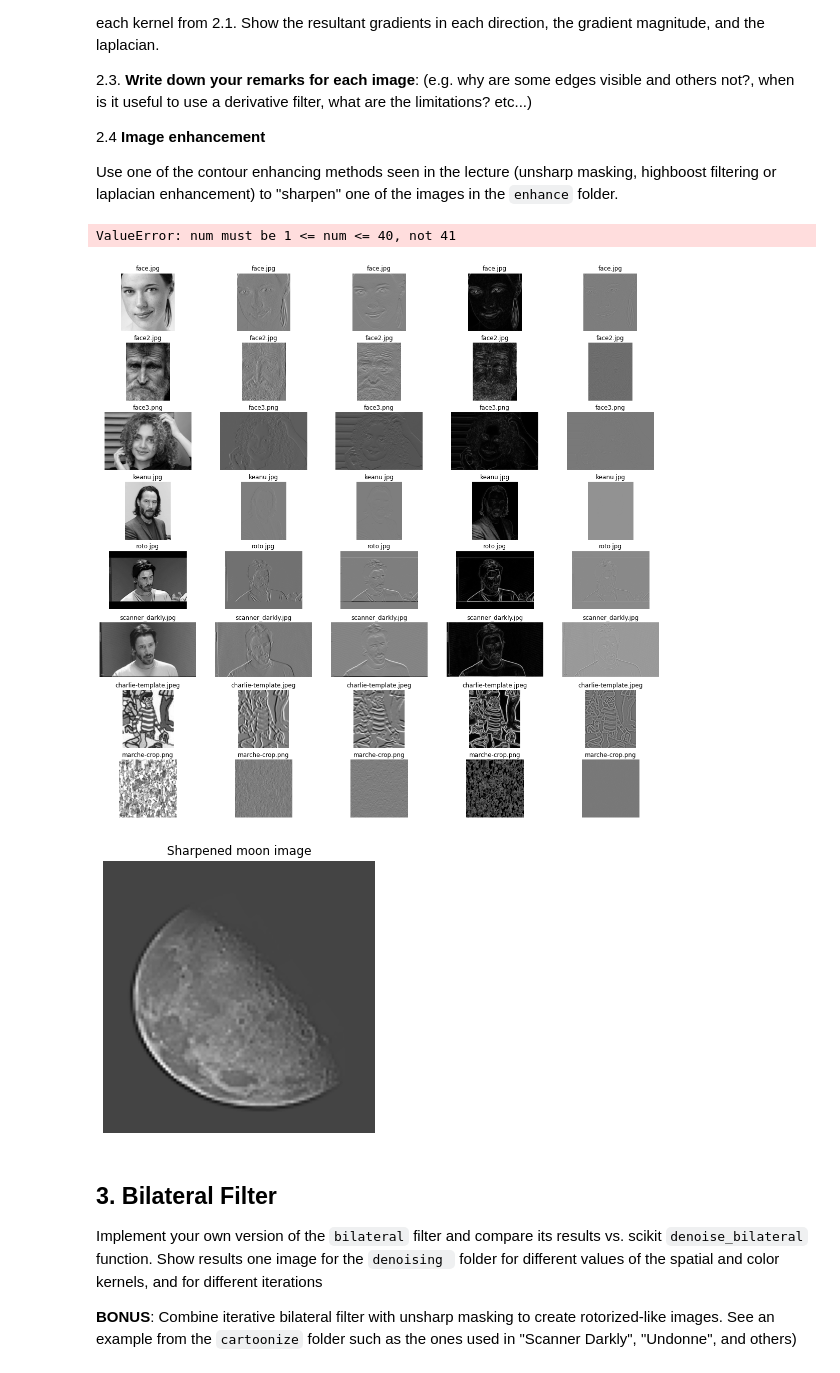
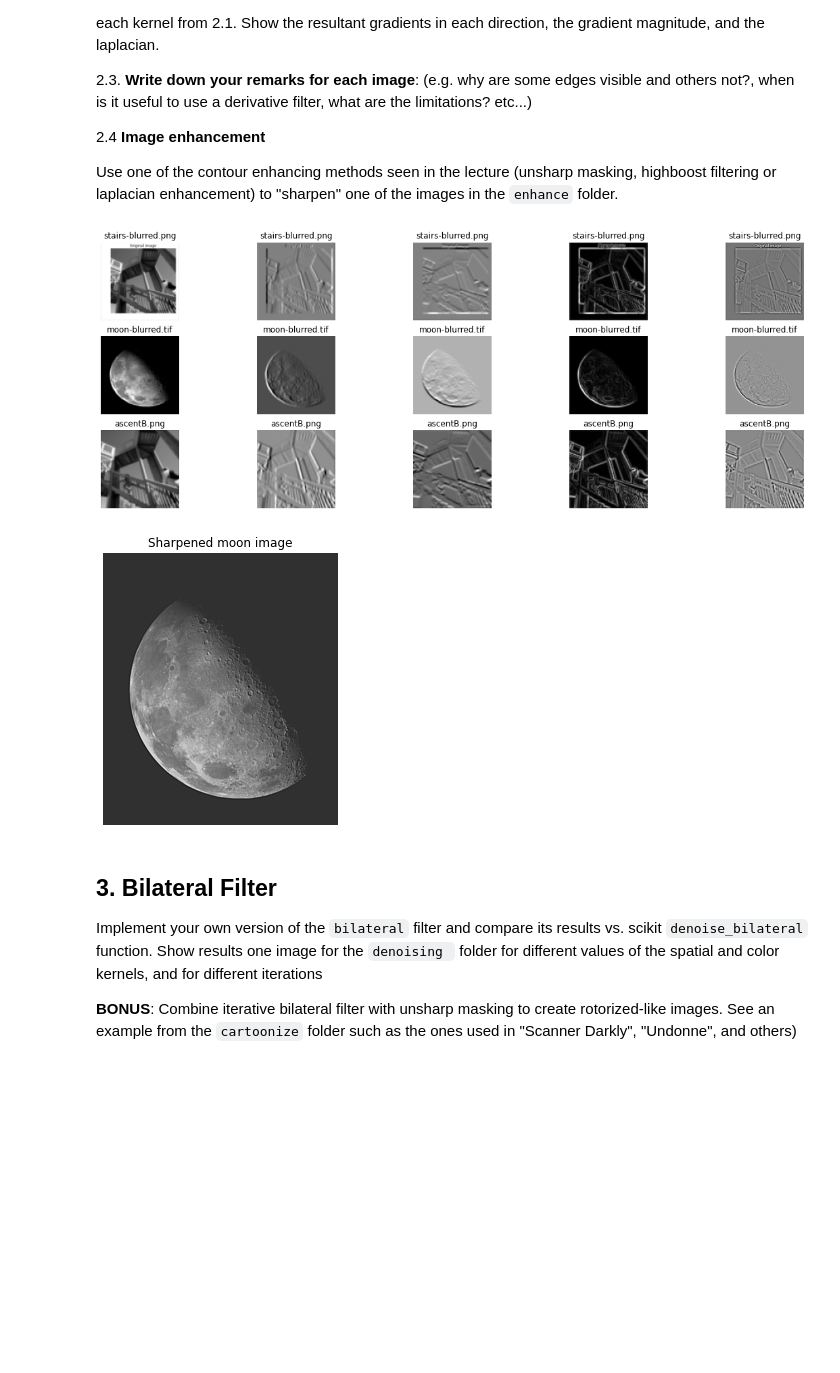
Before and after one commit to samyhaff/DATASIM_TP, a Jupyter notebook: ATRIM/TP2/TP2-ATRIM-spatial-filtering-sv-2021-2022.ipynb, the cells around one changed output. Drawn from its saved outputs; the diff is of its cells as text; code cells hidden in the pictures; blank space fills up the shorter version.

```diff
--- a/ATRIM/TP2/TP2-ATRIM-spatial-filtering-sv-2021-2022.ipynb
+++ b/ATRIM/TP2/TP2-ATRIM-spatial-filtering-sv-2021-2022.ipynb
@@ -120,24 +120,23 @@ f = os.path.join(SUBDIR, "grass.jpg")
 width=15
 height=5
 
-hs = 1
-sigma = 0.1
+hs = 3
 
 im = io.imread(f, as_gray=True)
 im = im.astype(float)
 im = resize(im,(100,100))
 kernel = meanKernel(hs)
-# im_filtered = ndimage.convolve(im,kernel)
-im_filtered = myConvolve(im,kernel)
+im_filtered = ndimage.convolve(im,kernel)
+# im_filtered = myConvolve(im,kernel)
 
 fig=plt.figure(figsize=(width, height))
 plt.subplot(1,2,1)
 plt.imshow(im, cmap = 'gray')
-plt.title('Gaussian origi')
+plt.title('Gaussian original')
 
 plt.subplot(1,2,2)
 plt.imshow(im_filtered, cmap = 'gray')
-plt.title('Gaussian own conv')
+plt.title('Gaussian conv')
 
 # plt.subplot(1,4,3)
 # plt.imshow(im_filtered_scipy, cmap = 'gray')
@@ -146,4 +145,6 @@ plt.title('Gaussian own conv')
 # plt.subplot(1,4,4)
 # plt.imshow(np.abs(im_filtered_scipy-im_filtered), cmap = 'gray')#
 # plt.title('Difference')
+
+plt.show()
 # %% [output]
@@ -192,11 +190,10 @@ width=10
 height=15
 
 hs = 3
-sigma = 2
+sigma = 0.1
 
 im = io.imread(f, as_gray=True)
 im = im.astype(float)
-im = resize(im,(100,100))
 kernel = gaussianKernel(hs, sigma)
 im_filtered = ndimage.convolve(im,kernel)
 im_resized_1 = subsample(im, 1/2)
@@ -246,4 +243,6 @@ plt.title('Gaussian 1/8')
 # plt.subplot(1,4,4)
 # plt.imshow(np.abs(im_filtered_scipy-im_filtered), cmap = 'gray')#
 # plt.title('Difference')
+
+plt.show()
 # %% [output]
@@ -318,50 +314,55 @@ plt.rcParams['figure.figsize'] = [width, height]
 
 fig=plt.figure()
 
+SUBDIR = os.path.join(IMDIR, "enhance")
+
 im_counter = 1
-for root, dirnames, filenames in os.walk(IMDIR):
+for root, dirnames, filenames in os.walk(SUBDIR):
     for filename in filenames:
         f = os.path.join(root, filename)
 
         if f.endswith(('.png', '.jpg', '.jpeg','.JPG', '.tif', '.gif')):
             im = io.imread(f,as_gray=True)
-            # im = resize(im,(100,100),mode='constant')
+            im = resize(im,(100,100),mode='constant')
 
             plt.subplot(8,5,im_counter)
             plt.imshow(im, cmap='gray')
             plt.title(filename)
             plt.axis('off')
 
             plt.subplot(8,5, im_counter+1)
             plt.imshow(gradient_x(im), cmap='gray')
             plt.title(filename)
             plt.axis('off')
 
             plt.subplot(8,5, im_counter+2)
             plt.imshow(gradient_y(im), cmap='gray')
             plt.title(filename)
             plt.axis('off')
 
             plt.subplot(8,5, im_counter+3)
             plt.imshow(gradient_norm(im), cmap='gray')
             plt.title(filename)
             plt.axis('off')
 
             plt.subplot(8,5, im_counter+4)
             plt.imshow(laplacian(im), cmap='gray')
             plt.title(filename)
             plt.axis('off')
 
             im_counter += 5
 
 plt.show()
 # %% [output]
-ValueError: num must be 1 <= num <= 40, not 41
-[figure, old version]
+[figure, new version]
 # %%
+def scale(im):
+    return 255 / (np.max(im) - np.min(im)) * (im - np.min(im))
+
 def sharpen(im):
-    im_laplacian = laplacian(im)
-    return im - im_laplacian
+    im_laplacian = scale(laplacian(im))
+    im_filtered = im - im_laplacian
+    return scale(im_filtered)
 
 width=5
 height=5
@@ -374,14 +375,13 @@ f = os.path.join(SUBDIR, "moon-blurred.tif")
 
 im = io.imread(f, as_gray=True)
 im = im.astype(float)
-im = resize(im,(100,100))
 
 im_sharpened = sharpen(im)
 plt.imshow(im_sharpened, cmap='gray')
 
 plt.show()
 # %% [output]
-[figure, old version]
+[figure, new version]
 # %% [markdown]
 ## 3. Bilateral Filter
 
```
Also changed, not shown: parts of 7 cells of this notebook.
